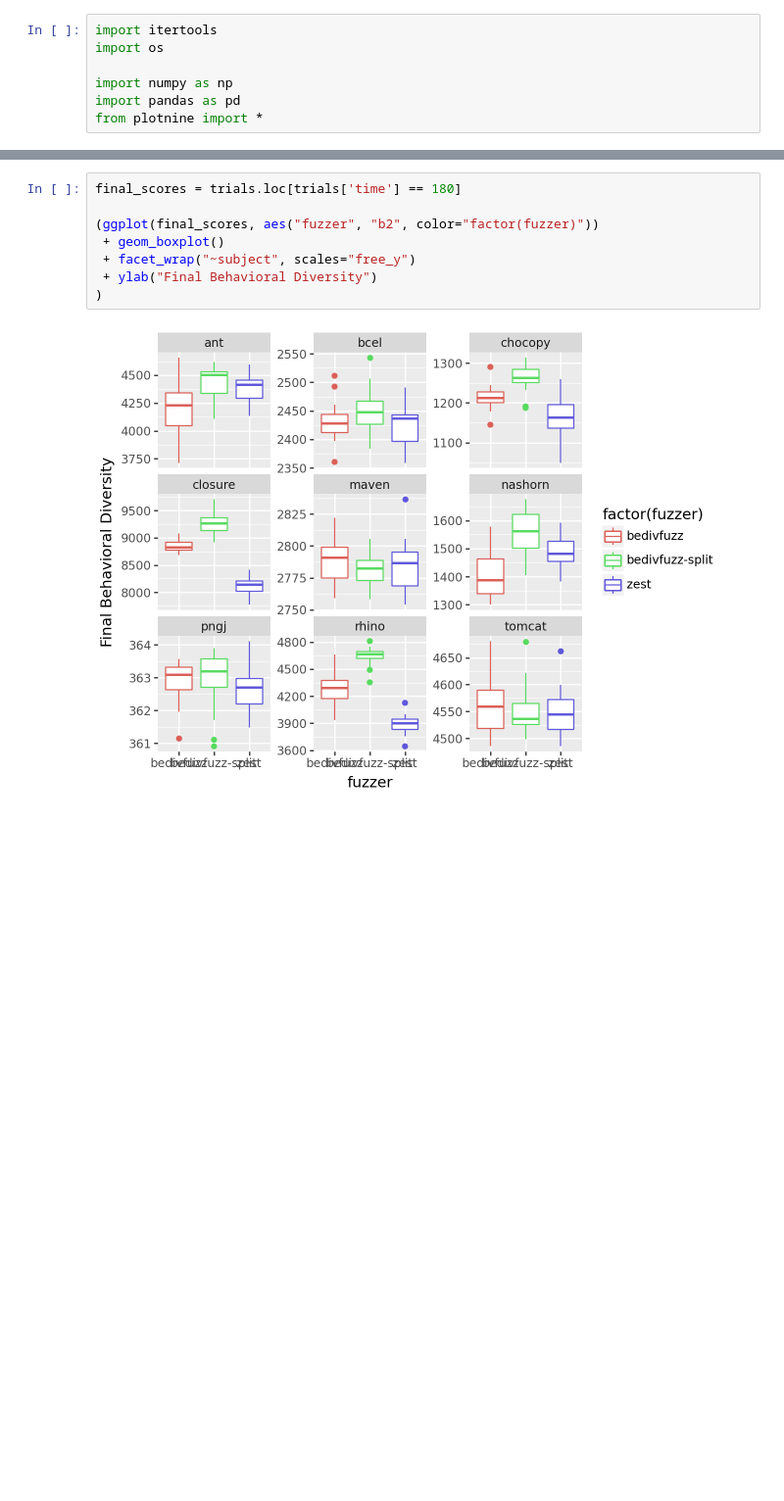
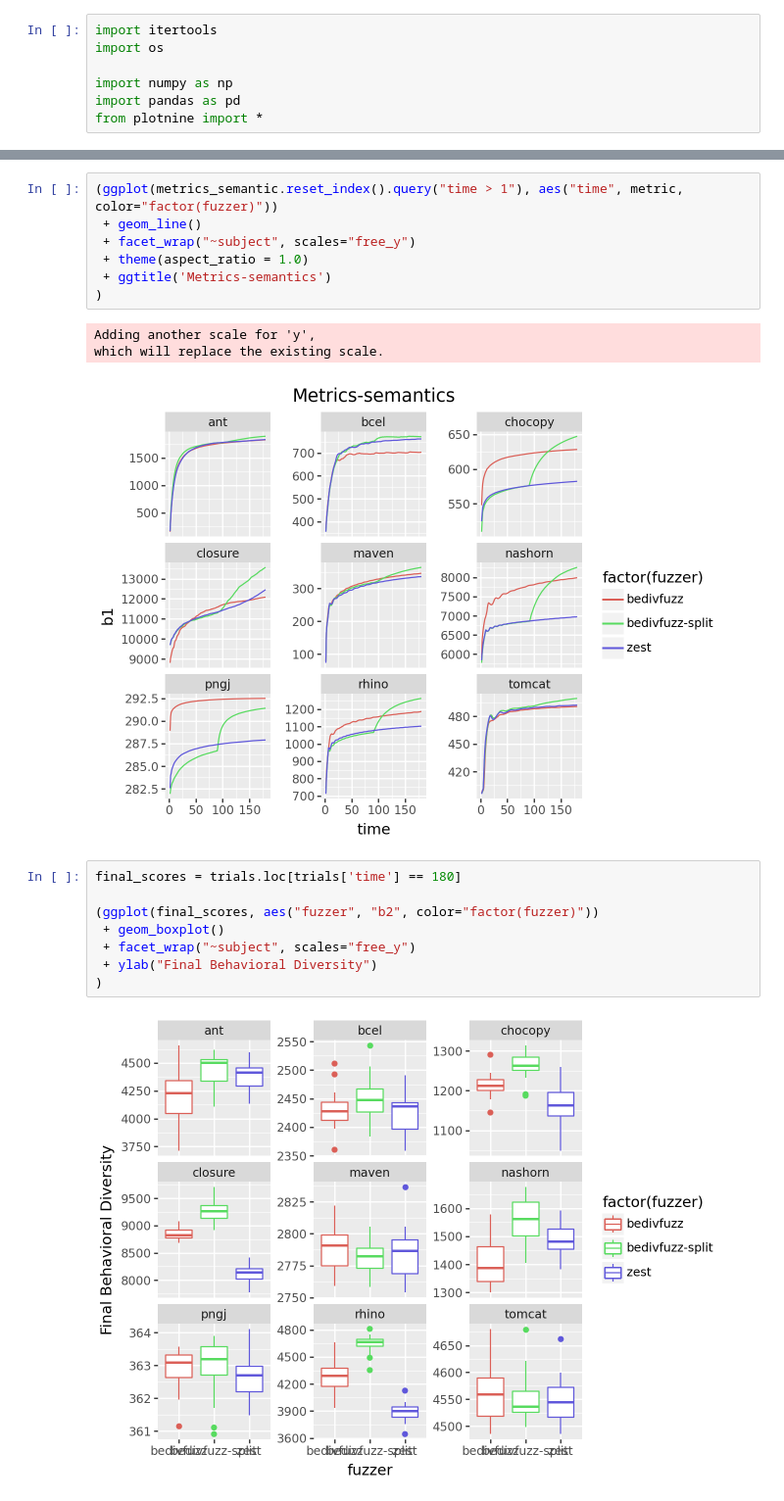
Before and after one commit to hub-se/BeDivFuzz, a Jupyter notebook: scripts/slurm/plot_results.ipynb, the cells around one changed output, grey strips where cells are left out. Shown at 98% size. Cells and saved outputs as stored; diff of their text form; blank space fills up the shorter version.

```diff
--- a/scripts/slurm/plot_results.ipynb
+++ b/scripts/slurm/plot_results.ipynb
@@ -69,3 +97,14 @@ which will replace the existing scale.
+# %%
+(ggplot(metrics_semantic.reset_index().query("time > 1"), aes("time", metric, color="factor(fuzzer)"))
+ + geom_line()
+ + facet_wrap("~subject", scales="free_y")
+ + theme(aspect_ratio = 1.0)
+ + ggtitle('Metrics-semantics')
+)
+# %% [output]
+Adding another scale for 'y',
+which will replace the existing scale.
+[figure, added]
 # %%
 final_scores = trials.loc[trials['time'] == 180]
 
```
Also changed, not shown: parts of 14 cells of this notebook.
